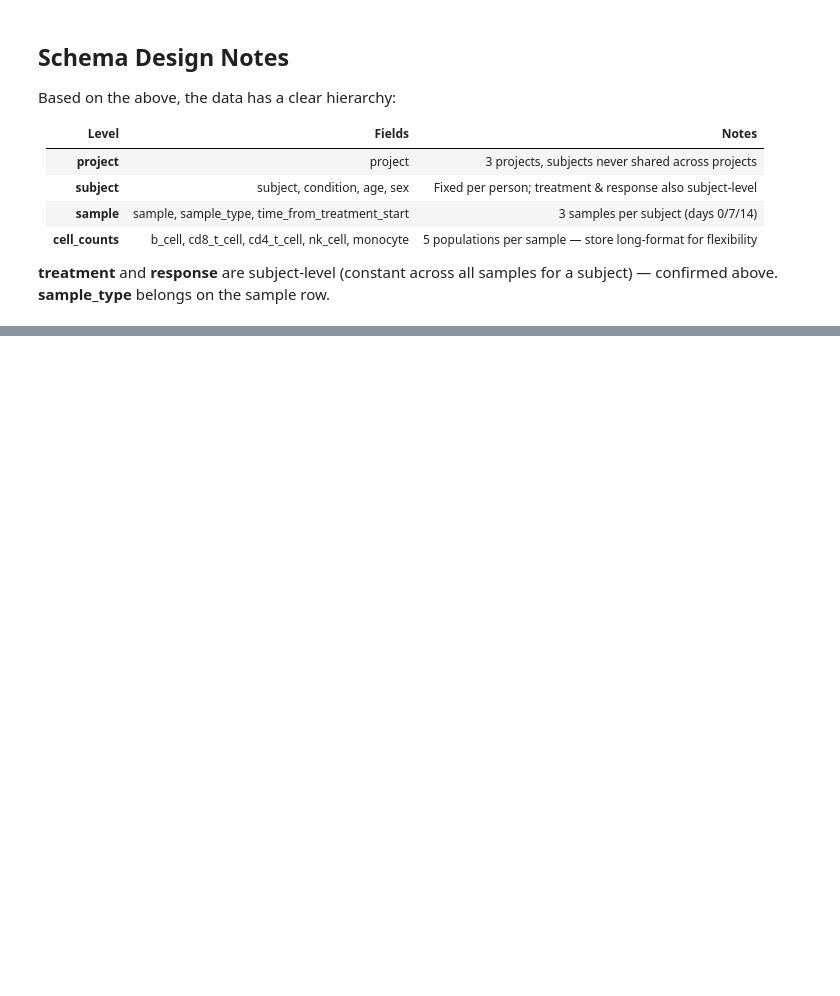
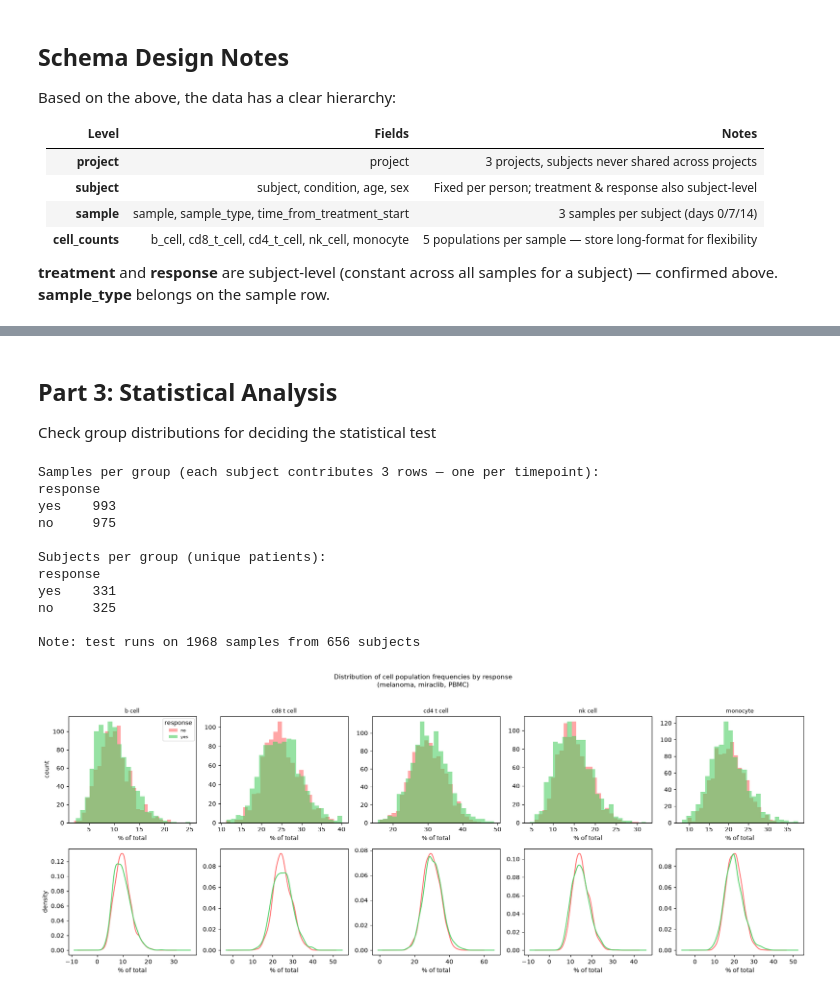
Before and after one commit to bobachubs/teiko-technical, a Jupyter notebook: testing.ipynb, the cells around one changed output, grey strips where cells are left out. Drawn from its saved outputs; the diff is of its cells as text; code cells hidden in the pictures; blank space fills up the shorter version.

Commit message:
add analysis script, EDA notebook updates, frequency table and boxplot outputs

```diff
--- a/testing.ipynb
+++ b/testing.ipynb
@@ -348,0 +352,8 @@ Based on the above, the data has a clear hierarchy:
+# %%
+import sqlite3
+from analysis import get_frequency_table
+
+con = sqlite3.connect("teiko.db")
+freq_df = get_frequency_table(con)
+freq_df.head(15)
+# sums to 100% per sample, as expected
@@ -348,0 +377,19 @@ Based on the above, the data has a clear hierarchy:
+# %% [markdown]
+## Part 3: Statistical Analysis
+Check group distributions for deciding the statistical test
+# %%
+from analysis import check_groups, run_stats
+check_groups(freq_df, con)
+# %% [output]
+Samples per group (each subject contributes 3 rows — one per timepoint):
+response
+yes    993
+no     975
+
+Subjects per group (unique patients):
+response
+yes    331
+no     325
+
+Note: test runs on 1968 samples from 656 subjects
+[figure, added]
```
Also changed, not shown: parts of 8 cells of this notebook, 3 other files.
